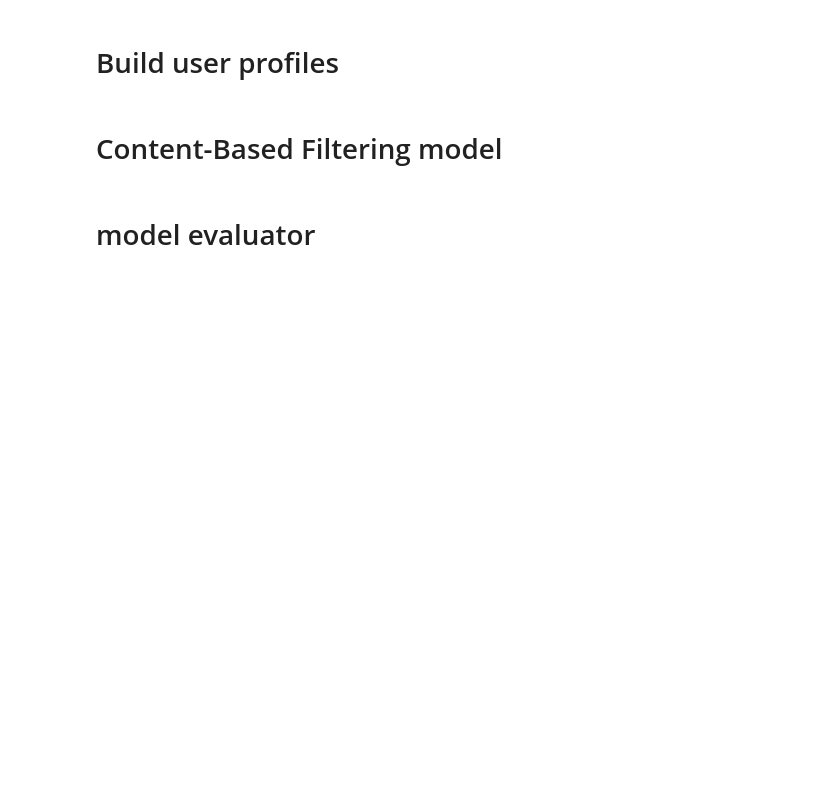
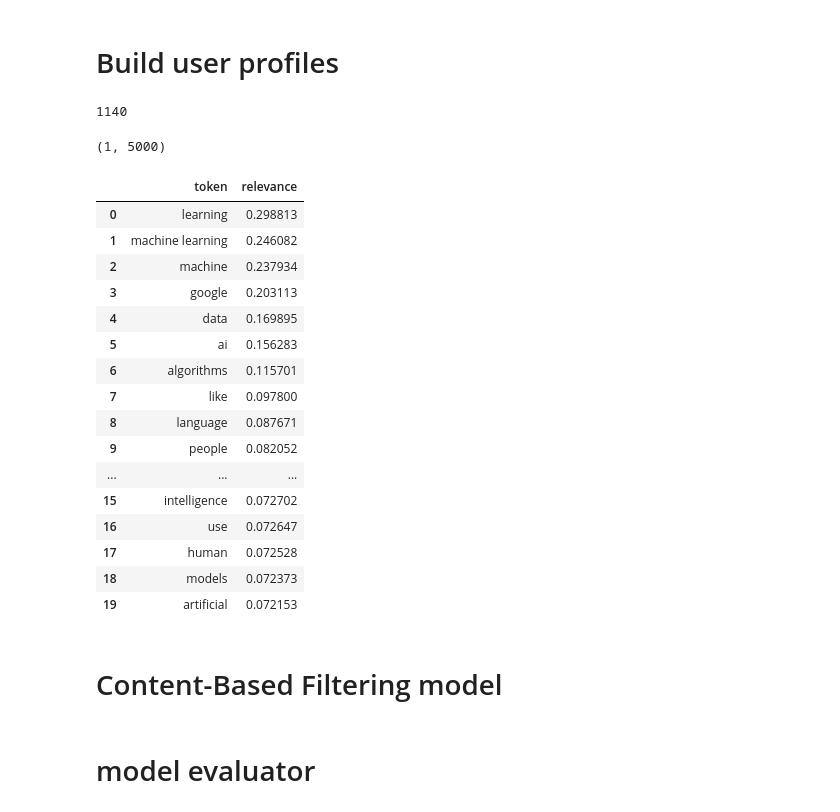
Before and after one commit to AbdelkaderHamdi/end-to-end-ML-recommender-system, a Jupyter notebook: notebook/recommenderSystemNotebook.ipynb, the cells around one changed output. Cells and saved outputs as stored; diff of their text form; code cells hidden in the pictures; blank space fills up the shorter version.

Commit message:
train & evalute the model

```diff
--- a/notebook/recommenderSystemNotebook.ipynb
+++ b/notebook/recommenderSystemNotebook.ipynb
@@ -202,7 +210,7 @@ def build_users_profile(person_id, interactions_indexed_df):
     user_item_strengths = np.array(interactions_person_df['eventStrength']).reshape(-1,1)
     #Weighted average of item profiles by the interactions strength
     user_item_strengths_weighted_avg = np.sum(user_item_profiles.multiply(user_item_strengths), axis=0) / np.sum(user_item_strengths)
-    user_profile_norm = sklearn.preprocessing.normalize(user_item_strengths_weighted_avg)
+    user_profile_norm = sklearn.preprocessing.normalize(np.asarray(user_item_strengths_weighted_avg))
     return user_profile_norm
 
 def build_users_profiles():
@@ -215,14 +223,35 @@ def build_users_profiles():
 # %%
 user_profiles = build_users_profiles()
 len(user_profiles)
+# %% [output]
+1140
 # %%
 # show an example for user profiles, for user ID: -1479311724257856983
-tfidf_feature_names = vectorizer.get_feature_names()
+tfidf_feature_names = vectorizer.get_feature_names_out()
 myprofile = user_profiles[-1479311724257856983]
 print(myprofile.shape)
 pd.DataFrame(sorted(zip(tfidf_feature_names,
                         user_profiles[-1479311724257856983].flatten().tolist()), key=lambda x: -x[1])[:20],
              columns=['token', 'relevance'])
+# %% [output]
+(1, 5000)
+|  | token | relevance |
+| 0 | learning | 0.298813 |
+| 1 | machine learning | 0.246082 |
+| 2 | machine | 0.237934 |
+| 3 | google | 0.203113 |
+| 4 | data | 0.169895 |
+| 5 | ai | 0.156283 |
+| 6 | algorithms | 0.115701 |
+| 7 | like | 0.097800 |
+| 8 | language | 0.087671 |
+| 9 | people | 0.082052 |
+| ... | ... | ... |
+| 15 | intelligence | 0.072702 |
+| 16 | use | 0.072647 |
+| 17 | human | 0.072528 |
+| 18 | models | 0.072373 |
+| 19 | artificial | 0.072153 |
 # %% [markdown]
 # Content-Based Filtering model
 # %%
```
Also changed, not shown: parts of 5 cells of this notebook, 4 other files.
